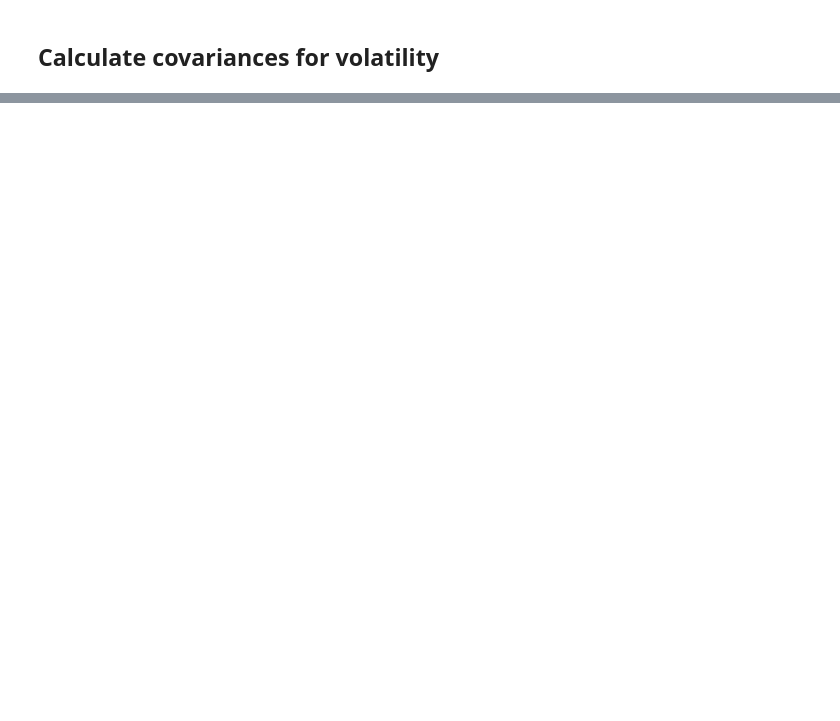
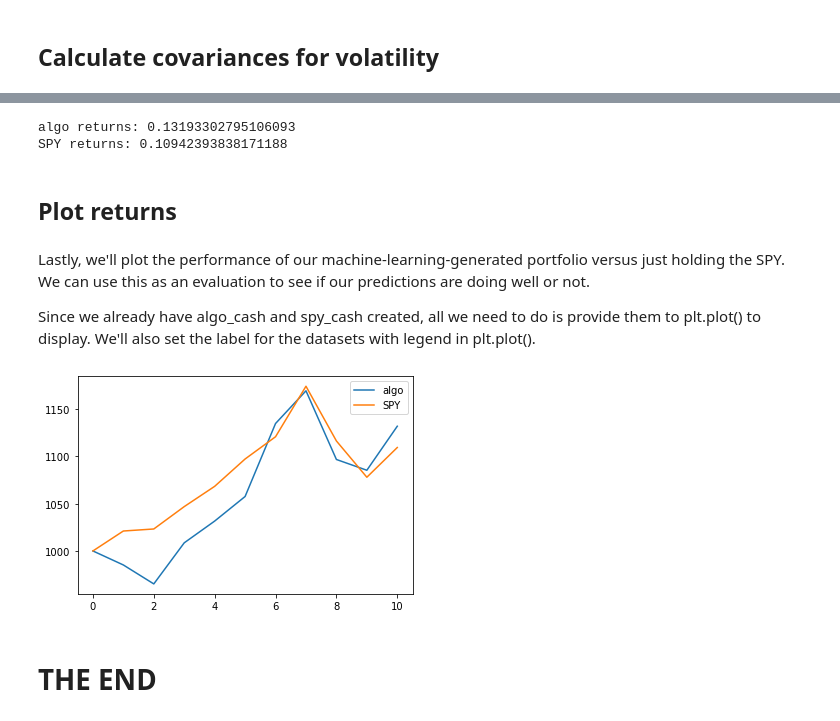
Before and after one commit to gmineo/Finance, a Jupyter notebook: Machine learning for finance.ipynb, the cells around one changed output, grey strips where cells are left out. Drawn from its saved outputs; the diff is of its cells as text; code cells hidden in the pictures; blank space fills up the shorter version.

```diff
--- a/Machine learning for finance.ipynb
+++ b/Machine learning for finance.ipynb
@@ -1124,0 +1513,35 @@ Adj_Close   0.000060   0.000023   0.000025
+# %%
+# Calculate the effect of our portfolio selection on a hypothetical $1k investment
+cash = 1000
+algo_cash, spy_cash = [cash], [cash]  # set equal starting cash amounts
+for r in test_returns:
+    cash *= 1 + r
+    algo_cash.append(cash)
+# %%
+# Calculate performance for SPY
+cash = 1000  # reset cash amount
+for r in returns_monthly['SPY'].iloc[train_size:]:
+    cash *= 1 + r
+    spy_cash.append(cash)
+
+print('algo returns:', (algo_cash[-1] - algo_cash[0]) / algo_cash[0])
+print('SPY returns:', (spy_cash[-1] - spy_cash[0]) / spy_cash[0])
+# %% [output]
+algo returns: 0.13193302795106093
+SPY returns: 0.10942393838171188
+# %% [markdown]
+## Plot returns
+# %% [markdown]
+Lastly, we'll plot the performance of our machine-learning-generated portfolio versus just holding the SPY. We can use this as an evaluation to see if our predictions are doing well or not.
+
+Since we already have algo_cash and spy_cash created, all we need to do is provide them to plt.plot() to display. We'll also set the label for the datasets with legend in plt.plot().
+# %%
+# Plot the algo_cash and spy_cash to compare overall returns
+plt.plot(algo_cash, label='algo')
+plt.plot(spy_cash, label='SPY')
+plt.legend()  # show the legend
+plt.show()
+# %% [output]
+[figure, added]
+# %% [markdown]
+# THE END
```
Also changed, not shown: parts of 106 cells of this notebook.
